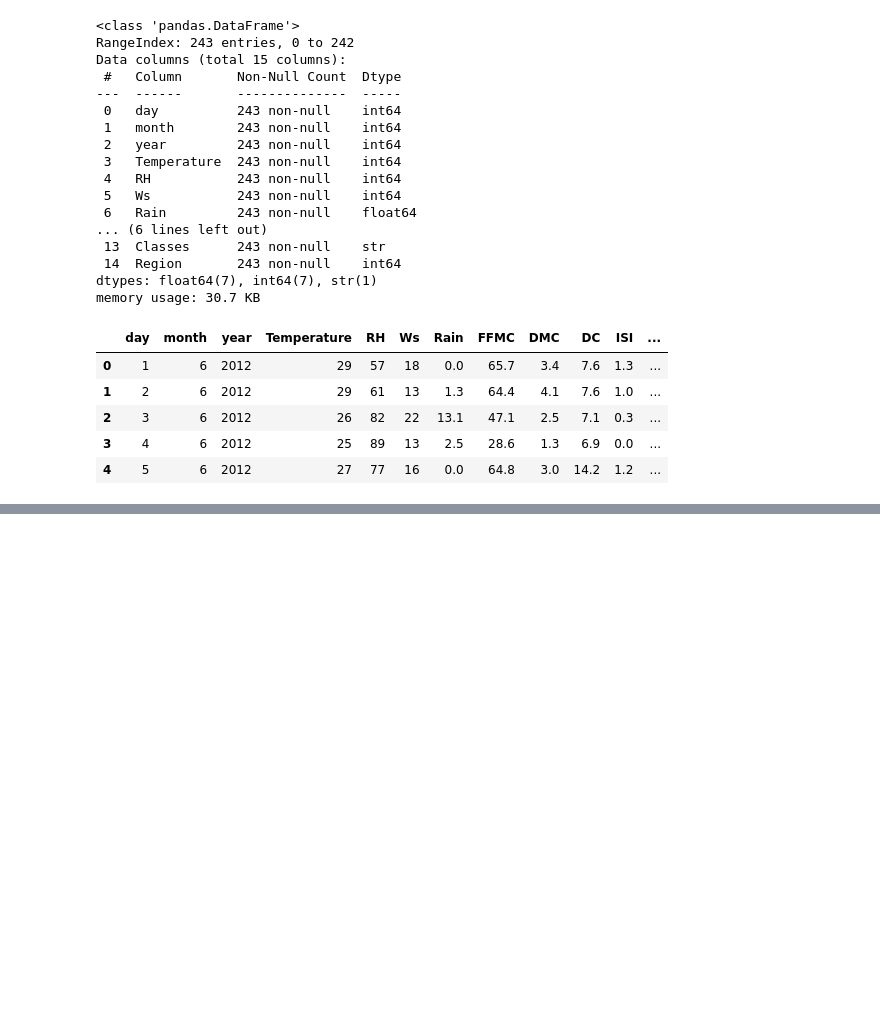
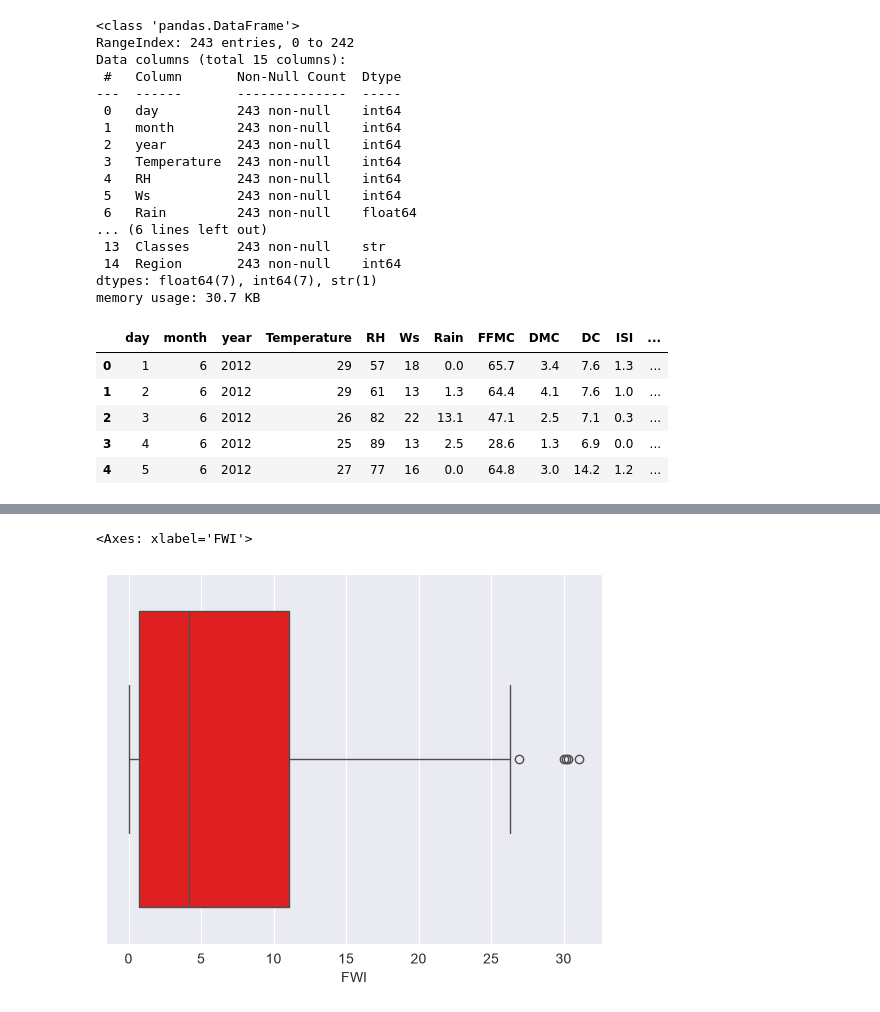
Before and after one commit to SVyeole08/Machine-Learning, a Jupyter notebook: 4_Ridge_Lasso_Regression.ipynb, the cells around one changed output, grey strips where cells are left out. Cells and saved outputs as stored; diff of their text form; code cells hidden in the pictures; blank space fills up the shorter version.

```diff
--- a/4_Ridge_Lasso_Regression.ipynb
+++ b/4_Ridge_Lasso_Regression.ipynb
@@ -176,0 +249,7 @@ frst.to_csv('Datasets/Algerian_forest_fires_cleaned.csv',index=False)
+# %%
+# Box plots
+
+sns.boxplot(x=frst_copy['FWI'],color='r')
+# %% [output]
+<Axes: xlabel='FWI'>
+[figure, added]
```
Also changed, not shown: parts of 13 cells of this notebook, 1 other file.
